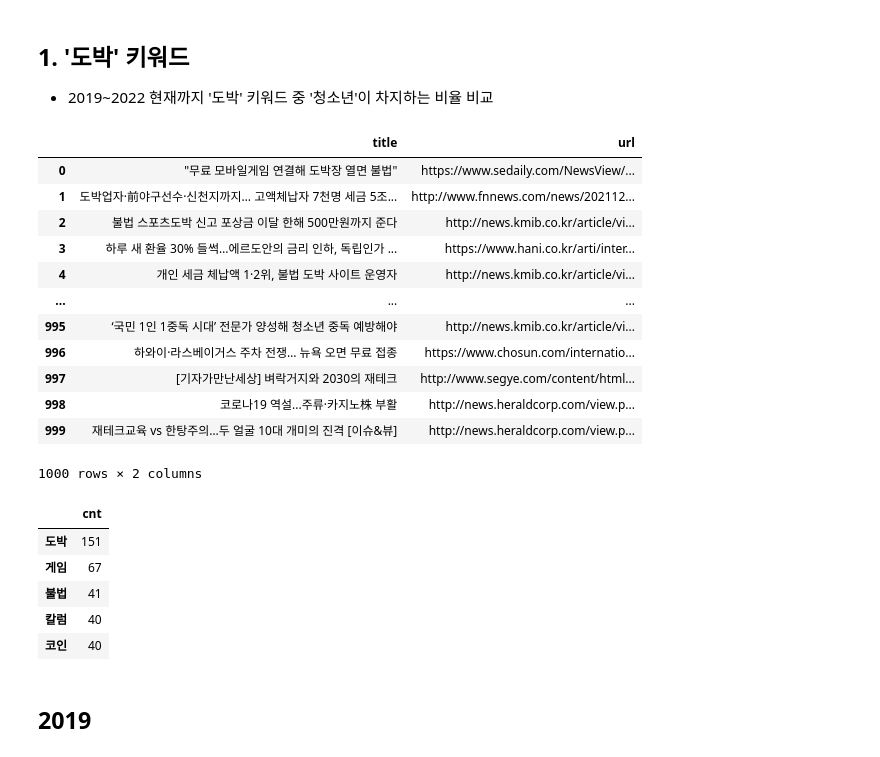
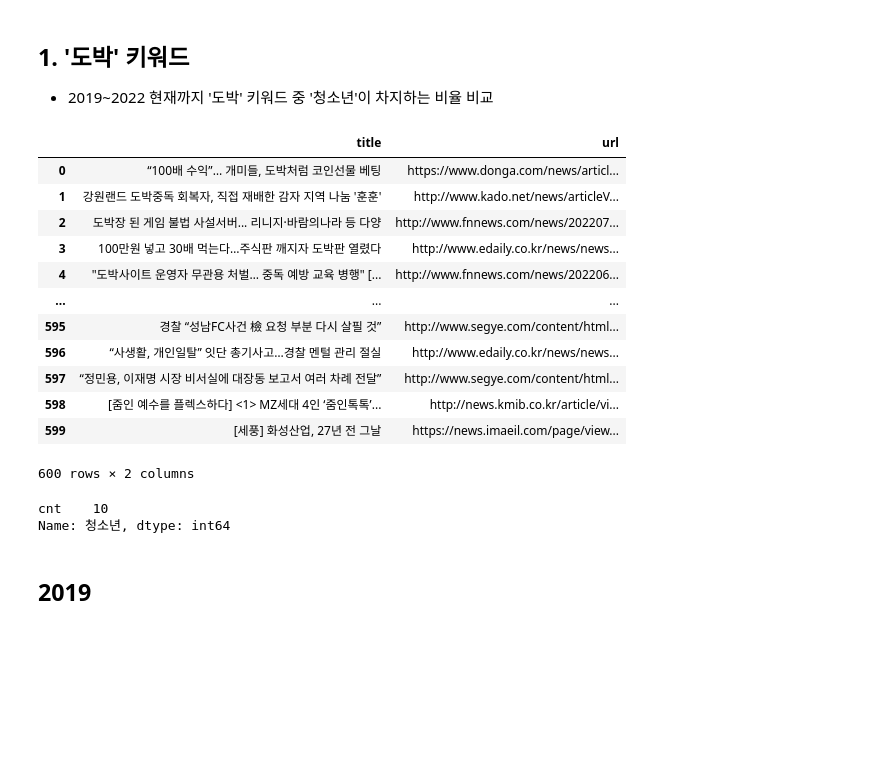
Before and after one commit to kyunakim/crawling-project, a Jupyter notebook: 문제제기.ipynb, the cells around one changed output. Drawn from its saved outputs; the diff is of its cells as text; code cells hidden in the pictures; blank space fills up the shorter version.

```diff
--- a/문제제기.ipynb
+++ b/문제제기.ipynb
@@ -14,47 +17,47 @@ global news_df, keyword
 def News(keyword, ex_keyword, num, start_date, end_date):
     global news_df, url,page_num
 
     keyword = urllib.parse.quote(keyword) #퍼센트인코딩 #URL에 문자를 표현하는 인코딩방법(URL에 한글이 섞이면 오류 발생)
     ex_keyword = urllib.parse.quote(ex_keyword) #퍼센트인코딩 #URL에 문자를 표현하는 인코딩방법(URL에 한글이 섞이면 오류 발생)
 
     news_df = pd.DataFrame(columns=['title','url'])
 
     page_num=1
     i=0 #크롤링한 기사의 수
     while num > i:
         url = 'https://search.naver.com/search.naver?where=news&sm=tab_jum&query='+keyword+ '+-' + ex_keyword + '&photo=3'+'&pd=3'+ '&ds='+start_date+'&de='+end_date+'&start='+str(page_num)
         html = rq.urlopen(url)
         bs = BeautifulSoup(html,'html.parser')
         texts = bs.find_all(class_='news_tit')
 
         for text in texts:
             news_df.loc[i,'title'] = text.get_text()
             news_df.loc[i,'url'] = text['href']
             i +=1
             if i == num:
                 break
         page_num +=10
     return news_df
 
 #검색키워드, 제외키워드, num, start_date, end_date
 # News('도박','양현석', 1000,'2019.01.01','2019.12.31')
 # News('도박',' ', 1000,'2020.01.01','2020.12.31')
-News('도박','이재명', 1000,'2021.01.01','2021.12.31')
-# News('도박','공무원', 500,'2022.01.01','2022.07.29')
+# News('도박','이재명', 1000,'2021.01.01','2021.12.31')
+News('도박','공무원', 600,'2022.01.01','2022.07.29')
 # %% [output]
 |  | title | url |
-| 0 | "무료 모바일게임 연결해 도박장 열면 불법" | https://www.sedaily.com/NewsView/... |
-| 1 | 도박업자·前야구선수·신천지까지… 고액체납자 7천명 세금 5조... | http://www.fnnews.com/news/202112... |
-| 2 | 불법 스포츠도박 신고 포상금 이달 한해 500만원까지 준다 | http://news.kmib.co.kr/article/vi... |
-| 3 | 하루 새 환율 30% 들썩…에르도안의 금리 인하, 독립인가 ... | https://www.hani.co.kr/arti/inter... |
-| 4 | 개인 세금 체납액 1·2위, 불법 도박 사이트 운영자 | http://news.kmib.co.kr/article/vi... |
+| 0 | “100배 수익”… 개미들, 도박처럼 코인선물 베팅 | https://www.donga.com/news/articl... |
+| 1 | 강원랜드 도박중독 회복자, 직접 재배한 감자 지역 나눔 '훈훈' | http://www.kado.net/news/articleV... |
+| 2 | 도박장 된 게임 불법 사설서버... 리니지·바람의나라 등 다양 | http://www.fnnews.com/news/202207... |
+| 3 | 100만원 넣고 30배 먹는다…주식판 깨지자 도박판 열렸다 | http://www.edaily.co.kr/news/news... |
+| 4 | "도박사이트 운영자 무관용 처벌… 중독 예방 교육 병행" [... | http://www.fnnews.com/news/202206... |
 | ... | ... | ... |
-| 995 | ‘국민 1인 1중독 시대’ 전문가 양성해 청소년 중독 예방해야 | http://news.kmib.co.kr/article/vi... |
-| 996 | 하와이·라스베이거스 주차 전쟁… 뉴욕 오면 무료 접종 | https://www.chosun.com/internatio... |
-| 997 | [기자가만난세상] 벼락거지와 2030의 재테크 | http://www.segye.com/content/html... |
-| 998 | 코로나19 역설...주류·카지노株 부활 | http://news.heraldcorp.com/view.p... |
-| 999 | 재테크교육 vs 한탕주의…두 얼굴 10대 개미의 진격 [이슈&뷰] | http://news.heraldcorp.com/view.p... |
+| 595 | 경찰 “성남FC사건 檢 요청 부분 다시 살필 것” | http://www.segye.com/content/html... |
+| 596 | “사생활, 개인일탈” 잇단 총기사고…경찰 멘털 관리 절실 | http://www.edaily.co.kr/news/news... |
+| 597 | “정민용, 이재명 시장 비서실에 대장동 보고서 여러 차례 전달” | http://www.segye.com/content/html... |
+| 598 | [줌인 예수를 플렉스하다] <1> MZ세대 4인 ‘줌인톡톡’... | http://news.kmib.co.kr/article/vi... |
+| 599 | [세풍] 화성산업, 27년 전 그날 | https://news.imaeil.com/page/view... |
-1000 rows × 2 columns
+600 rows × 2 columns
 # %%
 import re
 target = news_df['title'].values #Series.values = array
@@ -71,8 +74,10 @@ morph = okt.pos(text) #형태소로 변환 #word= 단어 / tag=품사
 morph
 
 noun_list =[]
+# stop_word = ['도박','불법','범죄']
 for word, tag in morph: #word= 단어 / tag=품사
     if(tag=='Noun') & (len(word)>1): #noun이고 단어가 1글자 이상인것(1글자는 보통 조사이기때문)
+        # if word not in stop_word:
         noun_list.append(word)
 
 count = Counter(noun_list) #단어별 숫자세주기
@@ -85,23 +90,31 @@ count = Counter(noun_list) #단어별 숫자세주기
 # data20 =dict(count.most_common()) #빈도수 정리 내림차
 # series = pd.Series(data20)
 
-2021
-data21 =dict(count.most_common()) #빈도수 정리 내림차
-series = pd.Series(data21)
+# 2021
+# data21 =dict(count.most_common()) #빈도수 정리 내림차
+# series = pd.Series(data21)
 
-# #2022
-# data22 =dict(count.most_common()) #빈도수 정리 내림차
-# series = pd.Series(data22)
+#2022
+data22 =dict(count.most_common()) #빈도수 정리 내림차
+series = pd.Series(data22)
 
 df=pd.DataFrame(series, columns=['cnt'])
-df.head()
+
+#청소년 키워드
+# student_2019 =df.loc['청소년']
+# student_2019
+
+# student_2020 =df.loc['청소년']
+# student_2020
+
+# student_2021 =df.loc['청소년']
+# student_2021
+
+student_2022 =df.loc['청소년']
+student_2022
 # %% [output]
-|  | cnt |
-| 도박 | 151 |
-| 게임 | 67 |
-| 불법 | 41 |
-| 칼럼 | 40 |
-| 코인 | 40 |
+cnt    10
+Name: 청소년, dtype: int64
 # %% [markdown]
 ## 2019
 # %%
```
Also changed, not shown: parts of 38 cells of this notebook, 1 other file.
